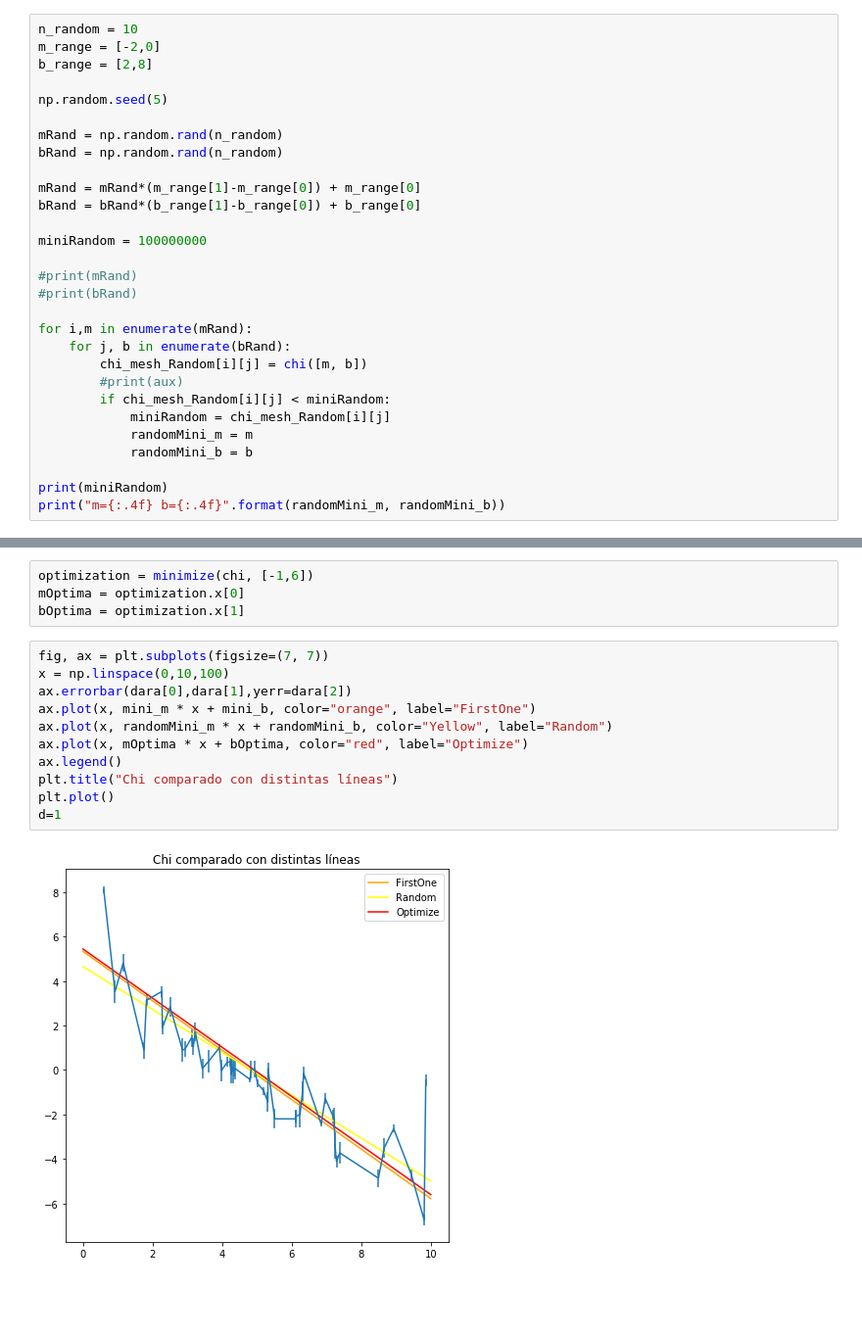
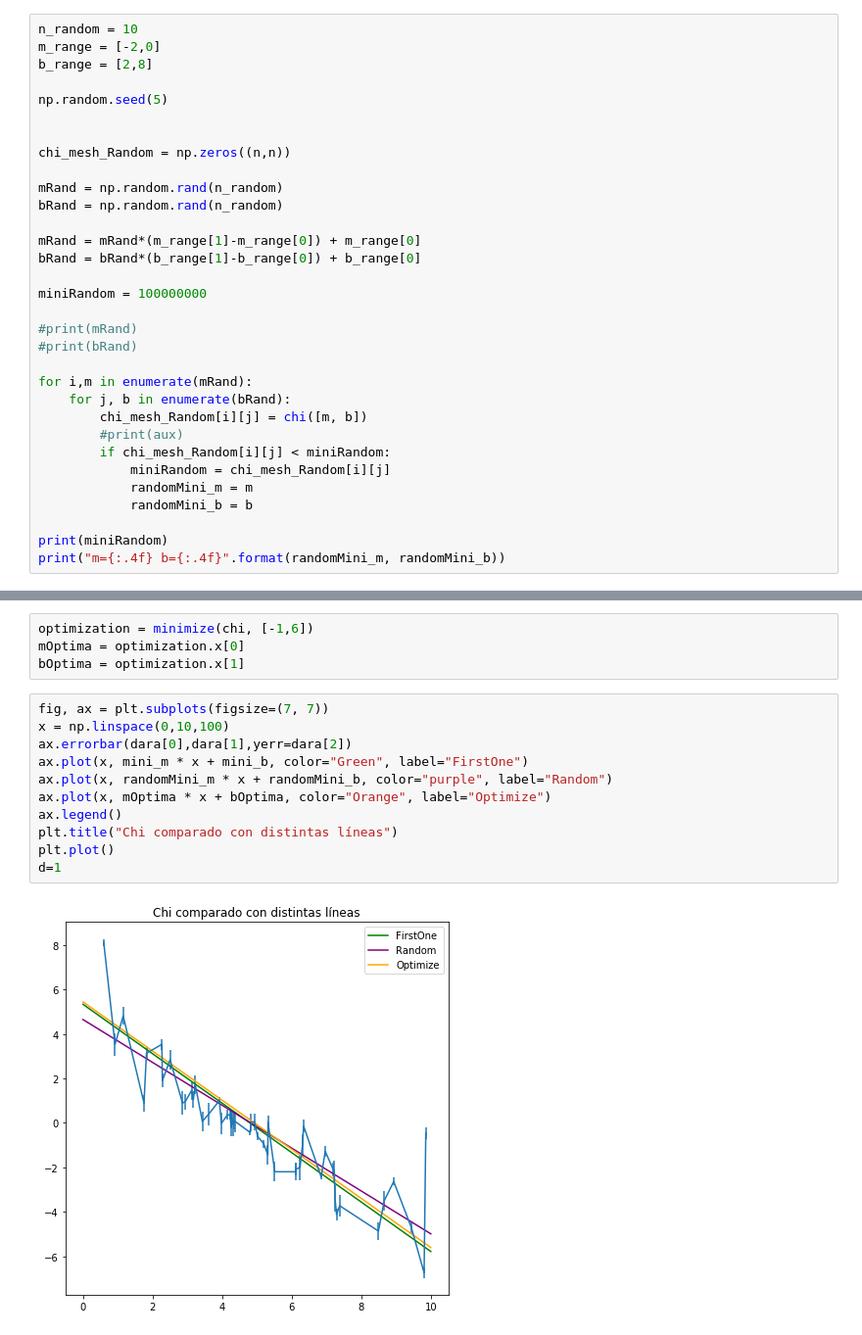
Before and after one commit to DCIDA2019/da2020-BubuDavid, a Jupyter notebook: Semana6/Activity6.ipynb, the cells around one changed output, grey strips where cells are left out. Shown at 98% size. Saved outputs shown, nothing was run; the diff lists cells and outputs as text; blank space fills up the shorter version.

```diff
--- a/Semana6/Activity6.ipynb
+++ b/Semana6/Activity6.ipynb
@@ -82,6 +82,9 @@ m_range = [-2,0]
 b_range = [2,8]
 
 np.random.seed(5)
+
+
+chi_mesh_Random = np.zeros((n,n))
 
 mRand = np.random.rand(n_random)
 bRand = np.random.rand(n_random)
@@ -125,13 +129,13 @@ bOptima = optimization.x[1]
 # %%
 fig, ax = plt.subplots(figsize=(7, 7))
 x = np.linspace(0,10,100)
 ax.errorbar(dara[0],dara[1],yerr=dara[2])
-ax.plot(x, mini_m * x + mini_b, color="orange", label="FirstOne")
-ax.plot(x, randomMini_m * x + randomMini_b, color="Yellow", label="Random")
-ax.plot(x, mOptima * x + bOptima, color="red", label="Optimize")
+ax.plot(x, mini_m * x + mini_b, color="Green", label="FirstOne")
+ax.plot(x, randomMini_m * x + randomMini_b, color="purple", label="Random")
+ax.plot(x, mOptima * x + bOptima, color="Orange", label="Optimize")
 ax.legend()
 plt.title("Chi comparado con distintas líneas")
 plt.plot()
 d=1
 # %% [output]
-[figure, old version]
+[figure, new version]
```
Also changed, not shown: parts of 1 cell of this notebook.
